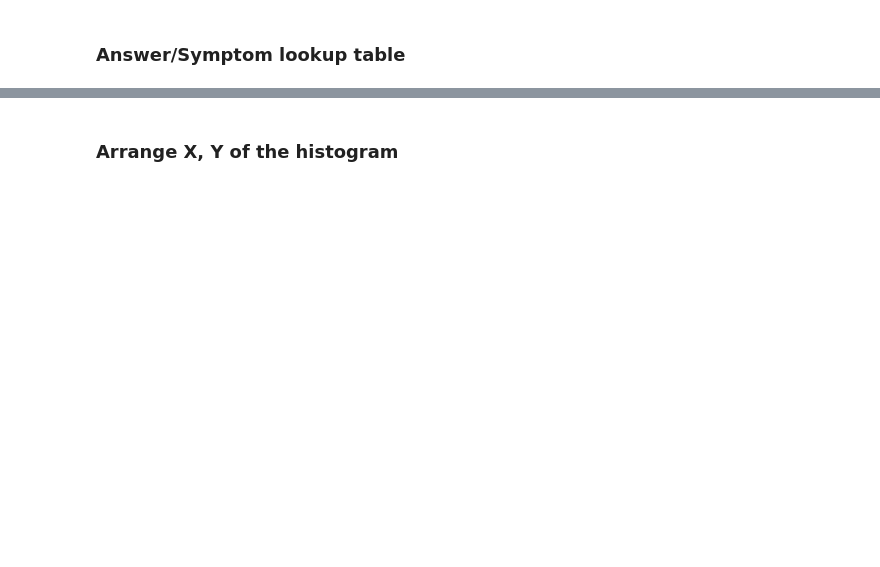
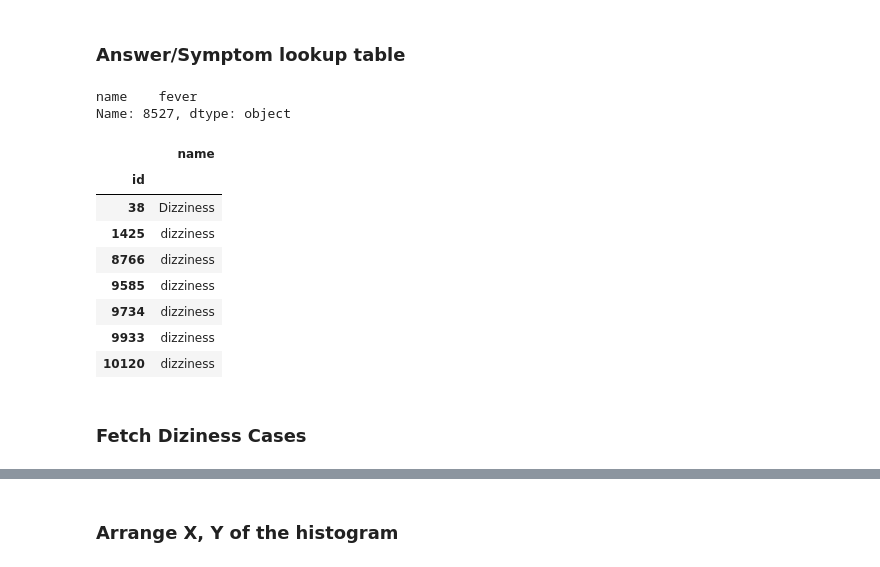
Before and after one commit to skulas/skulas, a Jupyter notebook: ml_python/Other Notebooks/DR Experiments.ipynb, the cells around one changed output, grey strips where cells are left out. Drawn from its saved outputs; the diff is of its cells as text; code cells hidden in the pictures; blank space fills up the shorter version.

```diff
--- a/ml_python/Other Notebooks/DR Experiments.ipynb
+++ b/ml_python/Other Notebooks/DR Experiments.ipynb
@@ -8,12 +8,17 @@ from sqlalchemy import create_engine
 from sqlalchemy.orm import sessionmaker
 import os
 
-u = os.environ['prod_u']
-p = os.environ['prod_p']
+pu = os.environ['prod_u']
+pp = os.environ['prod_p']
 
 
 print(f'sqlalchemy version: {sqlalchemy.__version__}' )
 # engine = create_engine('mysql+pymysql://root@localhost:3600/questionnaire_tagging')
-engine = create_engine(f'mysql+pymysql://{u}:{p}@localhost:3307/questionnaire_tagging')
-# Session = sessionmaker(bind=engine)
+p_engine = create_engine(f'mysql+pymysql://{pu}:{pp}@localhost:3307/questionnaire_tagging')
+# Session = sessionmaker(bind=p_engine)
 # session = Session()
+
+# Rambam engine
+# ru = os.environ['ram_u']
+# rp = os.environ['ram_p']
+# r_engine = create_engine(f'mysql+pymysql://{ru}:{rp}@localhost:3310/rambam')
@@ -64,0 +97,21 @@ ans_lookup_table.loc[8527]
+# %%
+display(ans_lookup_table.loc[8527])
+
+# display(ans_lookup_table['iz' in ans_lookup_table['name']])
+df = ans_lookup_table.fillna('')
+dizziness_df = df[df['name'].str.match('[dD]iz')]
+display(dizziness_df)
+# %% [output]
+name    fever
+Name: 8527, dtype: object
+|  | name |
+| id |  |
+| 38 | Dizziness |
+| 1425 | dizziness |
+| 8766 | dizziness |
+| 9585 | dizziness |
+| 9734 | dizziness |
+| 9933 | dizziness |
+| 10120 | dizziness |
+# %% [markdown]
+### Fetch Diziness Cases
```
Also changed, not shown: parts of 12 cells of this notebook, 1 other file.
